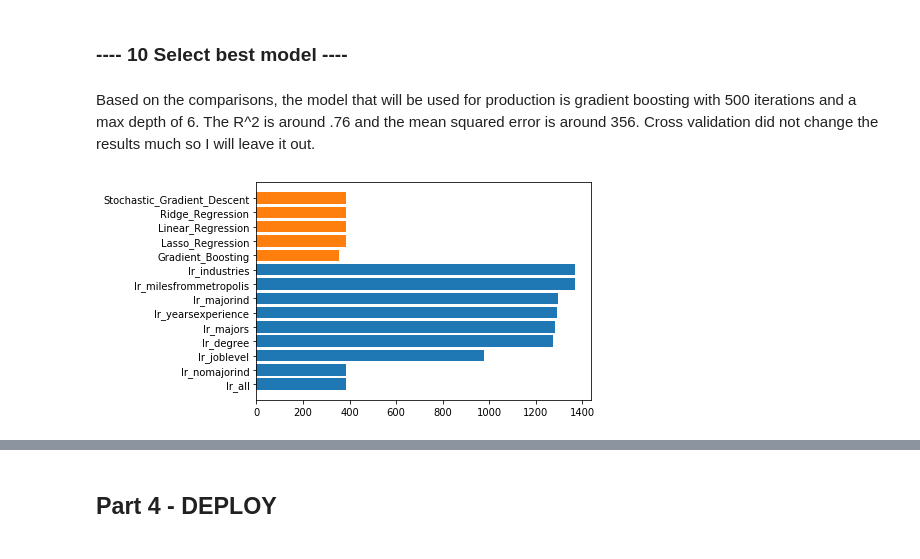
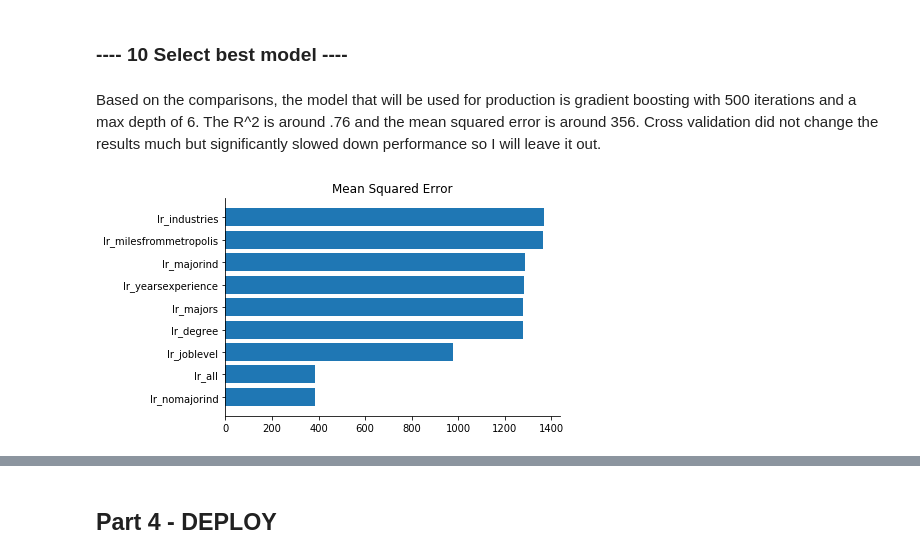
Before and after one commit to albert-ntiri/salary_prediction_project, a Jupyter notebook: Salary Prediction Notebook Models.ipynb, the cells around one changed output, grey strips where cells are left out. Cells and saved outputs as stored; diff of their text form; code cells hidden in the pictures.

Commit message:
Created compare class and cleaned up result charts.

```diff
--- a/Salary Prediction Notebook Models.ipynb
+++ b/Salary Prediction Notebook Models.ipynb
@@ -89,6 +89,22 @@ class model():
     def predict(self, data):
         predictions = self.model.predict(data)
         return predictions
+# %%
+class compare():
+    def __init__(self, df):
+        self.data = df
+
+    def graph_results(self, col, name):
+        metric_compare = self.data[col].sort_values()
+        graph_title = col.replace('_',' ')
+        file_name = 'charts/model_comparison_{}.jpg'.format(name)
+
+        fig, ax = plt.subplots()
+        ax.barh(metric_compare.index, metric_compare)
+        ax.set_title(graph_title)
+        ax.spines['top'].set_visible(False)
+        ax.spines['right'].set_visible(False)
+        plt.savefig(file_name)
 # %% [markdown]
 ## Part 3 - DEVELOP
 # %% [markdown]
@@ -240,15 +256,11 @@ gb.cross_validate(5)
 # %% [markdown]
 ### ---- 10 Select best model  ----
 # %% [markdown]
-Based on the comparisons, the model that will be used for production is gradient boosting with 500 iterations and a max depth of 6.  The R^2 is around .76 and the mean squared error is around 356.  Cross validation did not change the results much so I will leave it out.
+Based on the comparisons, the model that will be used for production is gradient boosting with 500 iterations and a max depth of 6.  The R^2 is around .76 and the mean squared error is around 356.  Cross validation did not change the results much but significantly slowed down performance so I will leave it out.
-# %%
-feature_mse = feature_compare['Mean_Squared_Error'].sort_values()
-algorithm_mse = algorithm_compare['Mean_Squared_Error'].sort_values()
-
-plt.barh(feature_mse.index, feature_mse)
-plt.savefig('charts/model_comparison_features.jpg')
-
-plt.barh(algorithm_mse.index, algorithm_mse)
-plt.savefig('charts/model_comparison_algorithms.jpg')
-# %% [output]
-[figure, removed]
+# %%
+# Graph mean squared errors to compare results for different feature combinations
+
+feature_comp = compare(feature_compare)
+feature_comp.graph_results('Mean_Squared_Error', 'features')
+# %% [output]
+[figure, added]
```
Also changed, not shown: parts of 8 cells of this notebook, 2 other files.
